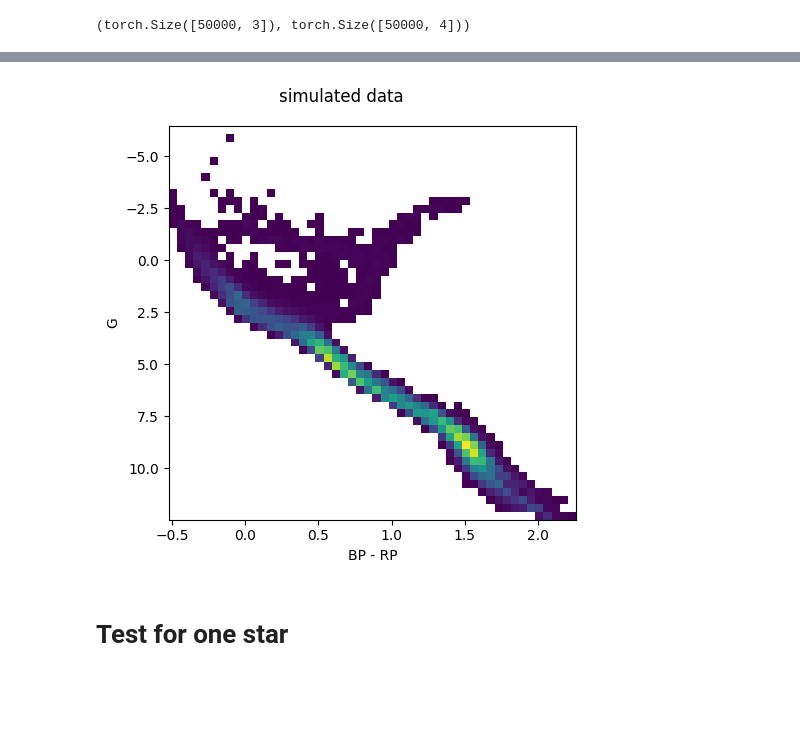
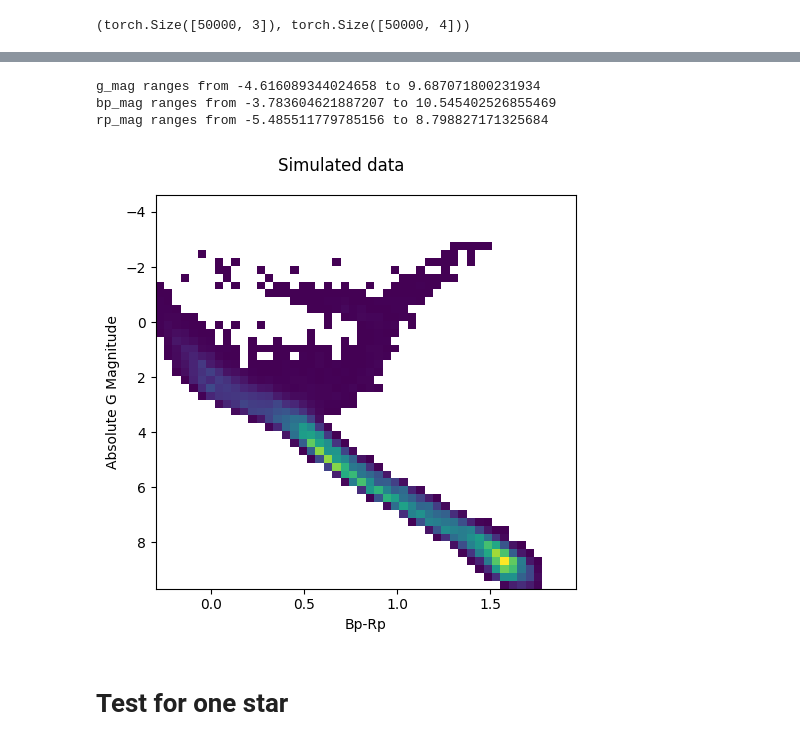
Before and after one commit to stevenalfonso/SBIforBinaryStars, a Jupyter notebook: sbi_for_binaries.ipynb, the cells around one changed output, grey strips where cells are left out. Cells and saved outputs as stored; diff of their text form; code cells hidden in the pictures; blank space fills up the shorter version.

```diff
--- a/sbi_for_binaries.ipynb
+++ b/sbi_for_binaries.ipynb
@@ -282,8 +231,32 @@ def simulate_for_sbi_strict(simulator, proposal, num_simulations, max_trials=np.
 # %% [markdown]
 # Build or load posterior
 # %%
-posterior_path = "./data/train_posterior_v2.pkl"
-#posterior_path = "./data/train_posterior.pkl"
+# Generate the simulations.
+# We do this ourselves (instead of using simulate_for_sbi) because if we don't then many will be NaNs
+# and we end up with fewer simulations than we want.
+
+posterior_path = "./data/train_posterior.pkl"
+
+def simulate_for_sbi_strict(simulator, proposal, num_simulations, max_trials=np.inf):
+    num_trials, num_simulated, theta, x = (0, 0, [], [])
+    while num_simulated < num_simulations:
+        N = num_simulations - num_simulated
+        print(f"Running {N} simulations")
+        _theta = proposal.sample((N, ))
+        _x = simulator(_theta)
+        _x = _x.squeeze(1) # This will change it from [50000, 1, 3] to [50000, 3]
+        #_theta, _x = simulate_for_sbi(simulator, proposal=proposal, num_simulations=N)
+        keep = np.all(np.isfinite(_x).numpy(), axis=1)
+        theta.extend(np.array(_theta[keep]))
+        x.extend(np.array(_x[keep]))
+        num_trials += 1
+        num_simulated += sum(keep)
+        if num_trials > max_trials:
+            print(f"Warning: exceeding max trials ({max_trials}) with {num_simulated} / {num_simulations} simulations")
+            break
+    theta = torch.tensor(np.vstack(theta))
+    x = torch.tensor(np.vstack(x))
+    return (theta, x)
 
 if os.path.exists(posterior_path):
     print(f"Pre-loading posterior from {posterior_path}")
@@ -293,7 +266,7 @@ if os.path.exists(posterior_path):
 else:
     theta, x = simulate_for_sbi_strict(sbi_simulator, sbi_prior, num_simulations)
     density_estimator = inference.append_simulations(theta, x).train()
-    posterior = inference.build_posterior(density_estimator) # mcmc_method='slice_np' sample_with='vi', vi_method='rKL'
+    posterior = inference.build_posterior(density_estimator, sample_with='mcmc')
 
     with open(posterior_path, "wb") as fp:
         pickle.dump((posterior, (theta, x)), fp)
@@ -347,20 +327,32 @@ x[:,0].min(), x[:,0].max()
+# %%
+min_g_mag_simulated = x[:,0].numpy().min()
+max_g_mag_simulated = x[:,0].numpy().max()
+min_bp_mag_simulated = x[:,1].numpy().min()
+max_bp_mag_simulated = x[:,1].numpy().max()
+min_rp_mag_simulated = x[:,2].numpy().min()
+max_rp_mag_simulated = x[:,2].numpy().max()
+
+print(f'g_mag ranges from {min_g_mag_simulated} to {max_g_mag_simulated}')
+print(f'bp_mag ranges from {min_bp_mag_simulated} to {max_bp_mag_simulated}')
+print(f'rp_mag ranges from {min_rp_mag_simulated} to {max_rp_mag_simulated}')
+# %% [output]
+g_mag ranges from -4.616089344024658 to 9.687071800231934
+bp_mag ranges from -3.783604621887207 to 10.545402526855469
+rp_mag ranges from -5.485511779785156 to 8.798827171325684
 # %%
-# b_mag, r_mag, g_mag
-g_mag = x.numpy()[:,2]# - 5* np.log10(x.numpy()[:,3]) + 5
-color_mag = x.numpy()[:,0] - x.numpy()[:,1]
-
-#g_mag = x.numpy()[:,2] - 5* np.log10(1000/x.numpy()[:,0]) + 5
-#color_mag = x.numpy()[:,1] - x.numpy()[:,3]
+# g_mag, bp_mag, rp_mag in aboslute magnitude
+g_mag = x.numpy()[:,0]
+color_mag = x.numpy()[:,1] - x.numpy()[:,2]
 
 fig, ax = plt.subplots(figsize=(5,5))
-fig.suptitle('simulated data')
+fig.suptitle('Simulated data')
 ax.hist2d(color_mag, g_mag, bins=50, density=False, cmin=2)
-ax.set_xlabel('BP - RP')
-ax.set_ylabel('G')
+ax.set_xlabel('Bp-Rp')
+ax.set_ylabel('Absolute G Magnitude')
 ax.invert_yaxis()
 fig.tight_layout()
 # %% [output]
-[figure, old version]
+[figure, new version]
 # %% [markdown]
 # Test for one star
 # %%
```
Also changed, not shown: parts of 24 cells of this notebook, 11 other files.
